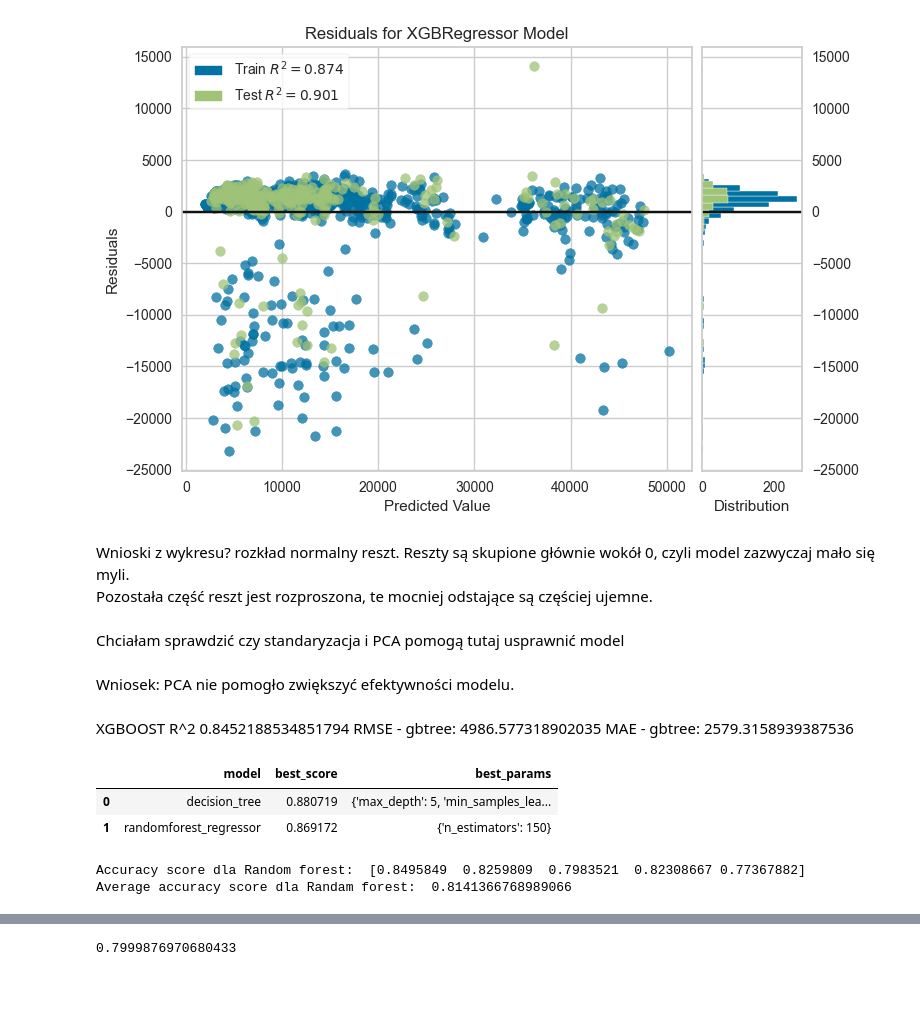
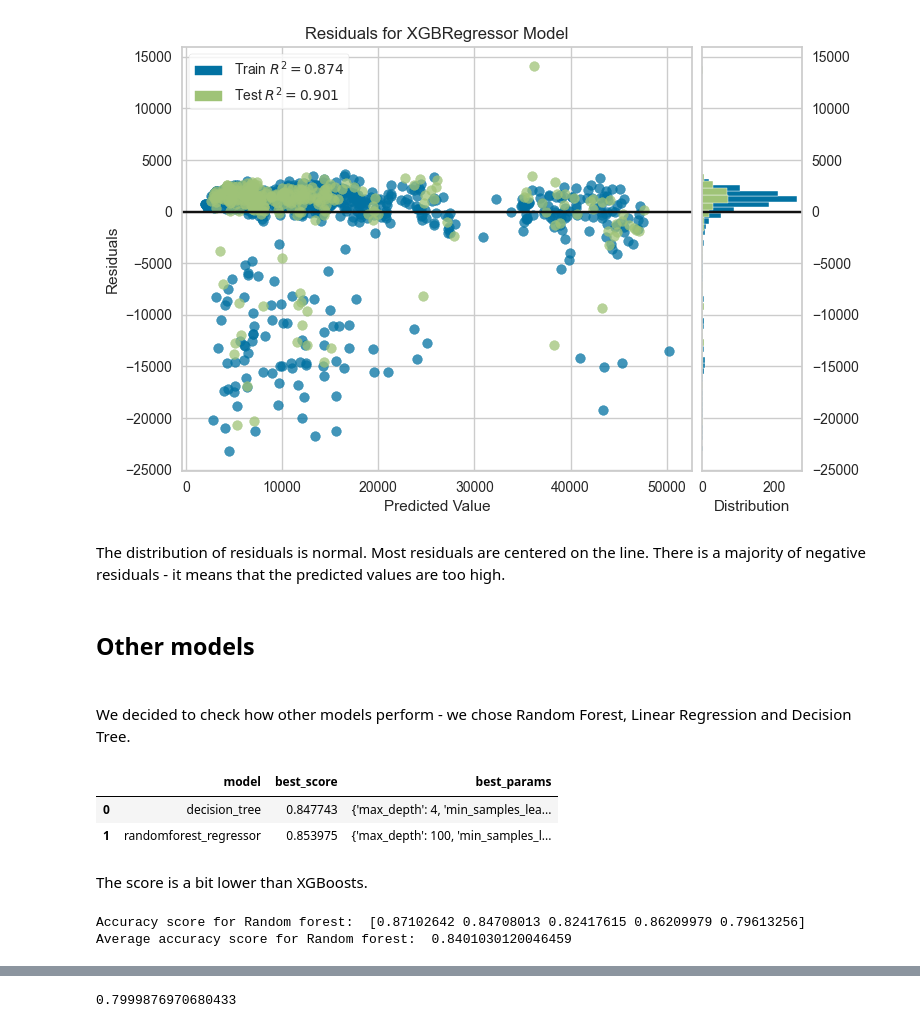
Before and after one commit to Barbara-wierzba-sowinska/iSA-DS-Bootcamp, a Jupyter notebook: analysis_and_modelling.ipynb, the cells around one changed output, grey strips where cells are left out. Drawn from its saved outputs; the diff is of its cells as text; code cells hidden in the pictures; blank space fills up the shorter version.

```diff
--- a/analysis_and_modelling.ipynb
+++ b/analysis_and_modelling.ipynb
@@ -334,11 +298,7 @@ x = df[colx]
 x_train, x_test, y_train, y_test = train_test_split(x, y, test_size=0.2, random_state=0)
 # %%
 xg_reg = xgb.XGBRegressor(
-    random_state=123,
-    n_estimators=20,
-    max_depth=6,
-    subsample=0.5,
-    colsample_bytree=1,
+    random_state=0
 )
 # %%
 params= {
@@ -362,9 +346,9 @@ xg_search.best_score_
 # %%
 xg_reg = xgb.XGBRegressor(
-    random_state=123,
+    random_state=0,
     n_estimators=46,
     max_depth=3,
-    subsample=0.75,
+    subsample=0.5,
     colsample_bytree=1,
     eta=0.1
 )
@@ -446,66 +420,65 @@ Czarna linia oznaczałaby najlepszy model, który najlepiej przewiduje kwoty. Na
 residuals_plot(xg_reg, x_train, y_train, x_test, y_test);
 # %% [output]
 [figure]
-# %% [markdown]
-Wnioski z wykresu? rozkład normalny reszt. Reszty są skupione głównie wokół 0, czyli model zazwyczaj mało się myli.
-Pozostała część reszt jest rozproszona, te mocniej odstające są częściej ujemne.
-# %% [markdown]
-Chciałam sprawdzić czy standaryzacja i PCA pomogą tutaj usprawnić model
-# %% [markdown]
-Wniosek: PCA nie pomogło zwiększyć efektywności modelu.
-# %% [markdown]
-XGBOOST
-R^2 0.8452188534851794
-RMSE - gbtree:  4986.577318902035
-MAE - gbtree:  2579.3158939387536
+# %% [markdown]
+The distribution of residuals is normal. Most residuals are centered on the line. There is a majority of negative residuals - it means that the predicted values are too high.
+# %% [markdown]
+<h2>Other models<h2/>
+# %% [markdown]
+We decided to check how other models perform - we chose Random Forest, Linear Regression and Decision Tree.
 # %%
-def znajdz_najlepszy_model_gridsearchcv(X,y):
+def find_best_models_gridsearchcv(x_train,y_train):
     algos = {
 
         'decision_tree': {
             'model': DecisionTreeRegressor(),
             'params': {
 
                 'splitter': ['best','random'],
-                'max_depth': range(1,10),
+                'max_depth': range(4,10),
                 'min_samples_leaf':range(1,4)
             }
 
         },
         'randomforest_regressor':{
             'model':RandomForestRegressor(),
             'params':{
-                'n_estimators':[150]
+                'n_estimators':range(100, 1000, 100),
+                'max_depth': range(70,110,10),
+                'min_samples_leaf': [1, 2, 4],
+                'min_samples_split': [2, 5, 10]
             }
         }
     }
     scores = []
     cv = ShuffleSplit(n_splits=5, test_size=0.2, random_state=0)
     for algo_name, config in algos.items():
         gs =  GridSearchCV(config['model'], config['params'], cv=cv, return_train_score=False)
-        gs.fit(X,y)
+        gs.fit(x_train,y_train)
         scores.append({
             'model': algo_name,
             'best_score': gs.best_score_,
             'best_params': gs.best_params_
         })
+    pd.set_option('display.max_colwidth', None)
+    return pd.DataFrame(scores, columns=['model','best_score','best_params'])
 
-    return pd.DataFrame(scores,columns=['model','best_score','best_params'])
-
-znajdz_najlepszy_model_gridsearchcv(x,y)
+find_best_models_gridsearchcv(x_train, y_train)
 # %% [output]
 |  | model | best_score | best_params |
-| 0 | decision_tree | 0.880719 | {'max_depth': 5, 'min_samples_lea... |
-| 1 | randomforest_regressor | 0.869172 | {'n_estimators': 150} |
+| 0 | decision_tree | 0.847743 | {'max_depth': 4, 'min_samples_lea... |
+| 1 | randomforest_regressor | 0.853975 | {'max_depth': 100, 'min_samples_l... |
+# %% [markdown]
+The score is a bit lower than XGBoosts.
 # %%
-rf=RandomForestRegressor(n_estimators=150)
+rf=RandomForestRegressor(n_estimators=300, max_depth=100, min_samples_leaf=4, min_samples_split=10)
 rf.fit(x_train, y_train)
 rf_scores = cross_val_score(rf, x_train, y_train, scoring='r2', cv = 5)
-print("Accuracy score dla Random forest: ", rf_scores)
-print("Average accuracy score dla Randam forest: ", rf_scores.mean())
+print("Accuracy score for Random forest: ", rf_scores)
+print("Average accuracy score for Random forest: ", rf_scores.mean())
 # %% [output]
-Accuracy score dla Random forest:  [0.8495849  0.8259809  0.7983521  0.82308667 0.77367882]
-Average accuracy score dla Randam forest:  0.8141366768989066
+Accuracy score for Random forest:  [0.87102642 0.84708013 0.82417615 0.86209979 0.79613256]
+Average accuracy score for Random forest:  0.8401030120046459
 # %%
 y_pred = rf.predict(x_test)
 rmse = np.sqrt(mean_squared_error(y_test, y_pred))
```
Also changed, not shown: parts of 53 cells of this notebook.
